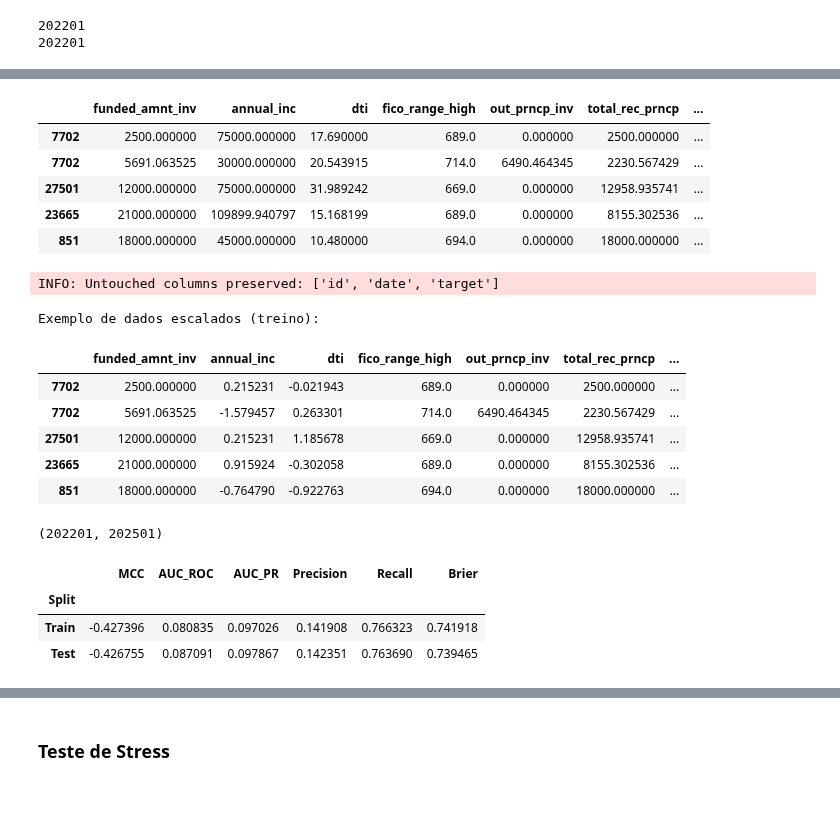
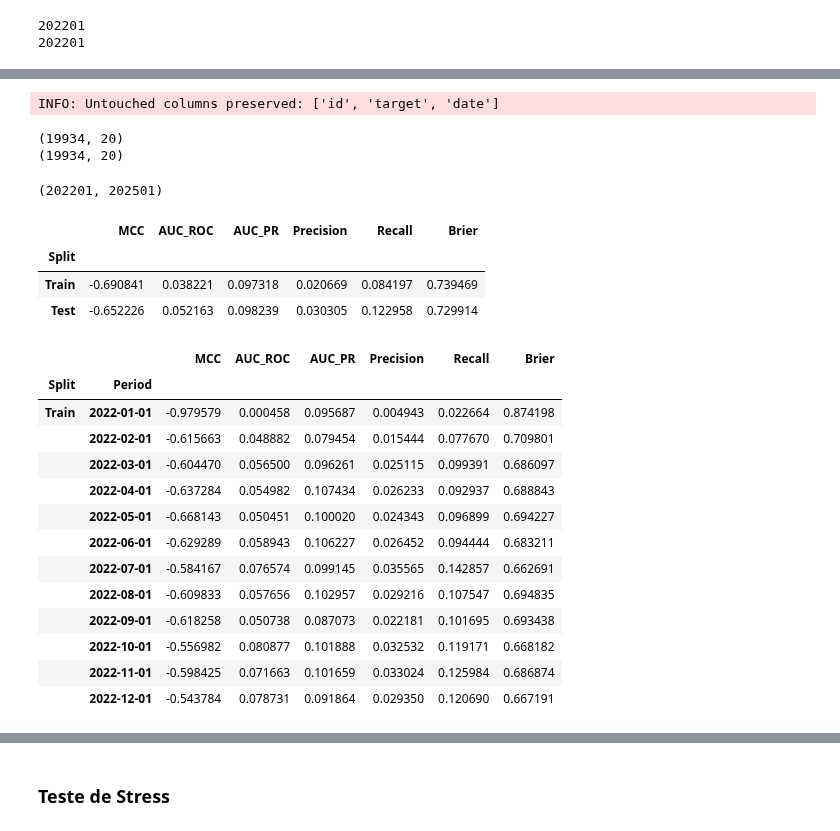
Before and after one commit to joaaomaia/RiskPilot, a Jupyter notebook: examples/binary_performance_full_demo.ipynb, the cells around one changed output, grey strips where cells are left out. Saved outputs shown, nothing was run; the diff lists cells and outputs as text; code cells hidden in the pictures; blank space fills up the shorter version.

```diff
--- a/examples/binary_performance_full_demo.ipynb
+++ b/examples/binary_performance_full_demo.ipynb
@@ -316,27 +330,20 @@ Exemplo de dados escalados (treino):
 # %%
-display(X_test.head())
+#display(X_test.head())
 
 # 5. Transformar o conjunto de treino
 df_test_scaled = scaler.transform(df_test, return_df=True)
 X_test_scaled = scaler.transform(X_test, return_df=True)
 
-print("\nExemplo de dados escalados (treino):")
-display(X_test_scaled.head())
+print(X_test.shape)
+print(X_test_scaled.shape)
+
+
+# print("\nExemplo de dados escalados (treino):")
+# display(X_test_scaled.head())
 # %% [output]
-|  | funded_amnt_inv | annual_inc | dti | fico_range_high | out_prncp_inv | total_rec_prncp | ... |
-| 7702 | 2500.000000 | 75000.000000 | 17.690000 | 689.0 | 0.000000 | 2500.000000 | ... |
-| 7702 | 5691.063525 | 30000.000000 | 20.543915 | 714.0 | 6490.464345 | 2230.567429 | ... |
-| 27501 | 12000.000000 | 75000.000000 | 31.989242 | 669.0 | 0.000000 | 12958.935741 | ... |
-| 23665 | 21000.000000 | 109899.940797 | 15.168199 | 689.0 | 0.000000 | 8155.302536 | ... |
-| 851 | 18000.000000 | 45000.000000 | 10.480000 | 694.0 | 0.000000 | 18000.000000 | ... |
-INFO: Untouched columns preserved: ['id', 'date', 'target']
+INFO: Untouched columns preserved: ['id', 'target', 'date']
-Exemplo de dados escalados (treino):
+(19934, 20)
+(19934, 20)
-|  | funded_amnt_inv | annual_inc | dti | fico_range_high | out_prncp_inv | total_rec_prncp | ... |
-| 7702 | 2500.000000 | 0.215231 | -0.021943 | 689.0 | 0.000000 | 2500.000000 | ... |
-| 7702 | 5691.063525 | -1.579457 | 0.263301 | 714.0 | 6490.464345 | 2230.567429 | ... |
-| 27501 | 12000.000000 | 0.215231 | 1.185678 | 669.0 | 0.000000 | 12958.935741 | ... |
-| 23665 | 21000.000000 | 0.915924 | -0.302058 | 689.0 | 0.000000 | 8155.302536 | ... |
-| 851 | 18000.000000 | -0.764790 | -0.922763 | 694.0 | 0.000000 | 18000.000000 | ... |
 # %%
 # # Visualizar
 # scaler.plot_histograms(
@@ -415,11 +422,3 @@ evaluator = BinaryPerformanceEvaluator(
     homogeneous_group='auto'
     #group_col='group'
 )
-# %%
-metrics = evaluator.compute_metrics()
-metrics
-# %% [output]
-|  | MCC | AUC_ROC | AUC_PR | Precision | Recall | Brier |
-| Split |  |  |  |  |  |  |
-| Train | -0.427396 | 0.080835 | 0.097026 | 0.141908 | 0.766323 | 0.741918 |
-| Test | -0.426755 | 0.087091 | 0.097867 | 0.142351 | 0.763690 | 0.739465 |
@@ -435,0 +425,28 @@ metrics
+# %%
+# 1) Como antes – métricas globais por split
+metrics_global = evaluator.compute_metrics()
+display(metrics_global)
+# %% [output]
+|  | MCC | AUC_ROC | AUC_PR | Precision | Recall | Brier |
+| Split |  |  |  |  |  |  |
+| Train | -0.690841 | 0.038221 | 0.097318 | 0.020669 | 0.084197 | 0.739469 |
+| Test | -0.652226 | 0.052163 | 0.098239 | 0.030305 | 0.122958 | 0.729914 |
+# %%
+# 2) Evolução por safra
+metrics_by_vintage = evaluator.compute_metrics(by_date_col=True)
+display(metrics_by_vintage.head(12))
+# %% [output]
+|  |  | MCC | AUC_ROC | AUC_PR | Precision | Recall | Brier |
+| Split | Period |  |  |  |  |  |  |
+| Train | 2022-01-01 | -0.979579 | 0.000458 | 0.095687 | 0.004943 | 0.022664 | 0.874198 |
+|  | 2022-02-01 | -0.615663 | 0.048882 | 0.079454 | 0.015444 | 0.077670 | 0.709801 |
+|  | 2022-03-01 | -0.604470 | 0.056500 | 0.096261 | 0.025115 | 0.099391 | 0.686097 |
+|  | 2022-04-01 | -0.637284 | 0.054982 | 0.107434 | 0.026233 | 0.092937 | 0.688843 |
+|  | 2022-05-01 | -0.668143 | 0.050451 | 0.100020 | 0.024343 | 0.096899 | 0.694227 |
+|  | 2022-06-01 | -0.629289 | 0.058943 | 0.106227 | 0.026452 | 0.094444 | 0.683211 |
+|  | 2022-07-01 | -0.584167 | 0.076574 | 0.099145 | 0.035565 | 0.142857 | 0.662691 |
+|  | 2022-08-01 | -0.609833 | 0.057656 | 0.102957 | 0.029216 | 0.107547 | 0.694835 |
+|  | 2022-09-01 | -0.618258 | 0.050738 | 0.087073 | 0.022181 | 0.101695 | 0.693438 |
+|  | 2022-10-01 | -0.556982 | 0.080877 | 0.101888 | 0.032532 | 0.119171 | 0.668182 |
+|  | 2022-11-01 | -0.598425 | 0.071663 | 0.101659 | 0.033024 | 0.125984 | 0.686874 |
+|  | 2022-12-01 | -0.543784 | 0.078731 | 0.091864 | 0.029350 | 0.120690 | 0.667191 |
```
Also changed, not shown: parts of 18 cells of this notebook, 2 other files.
